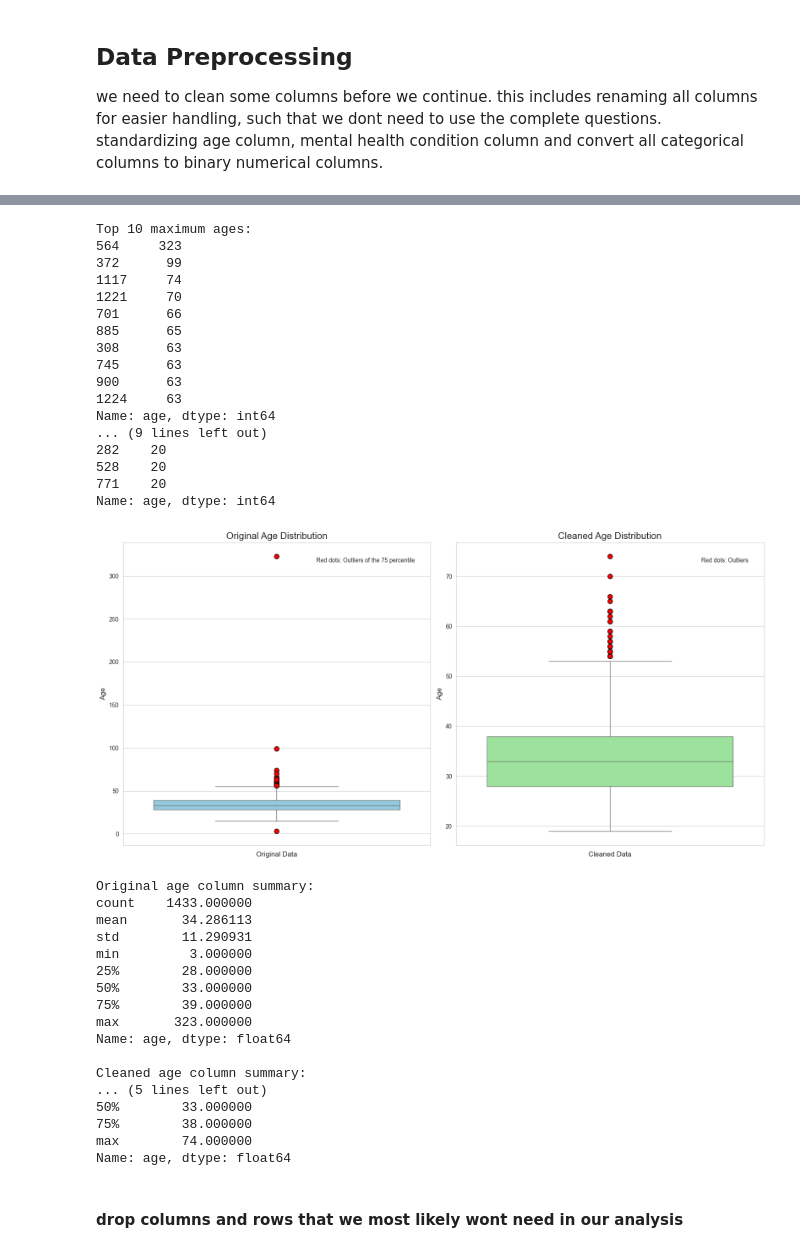
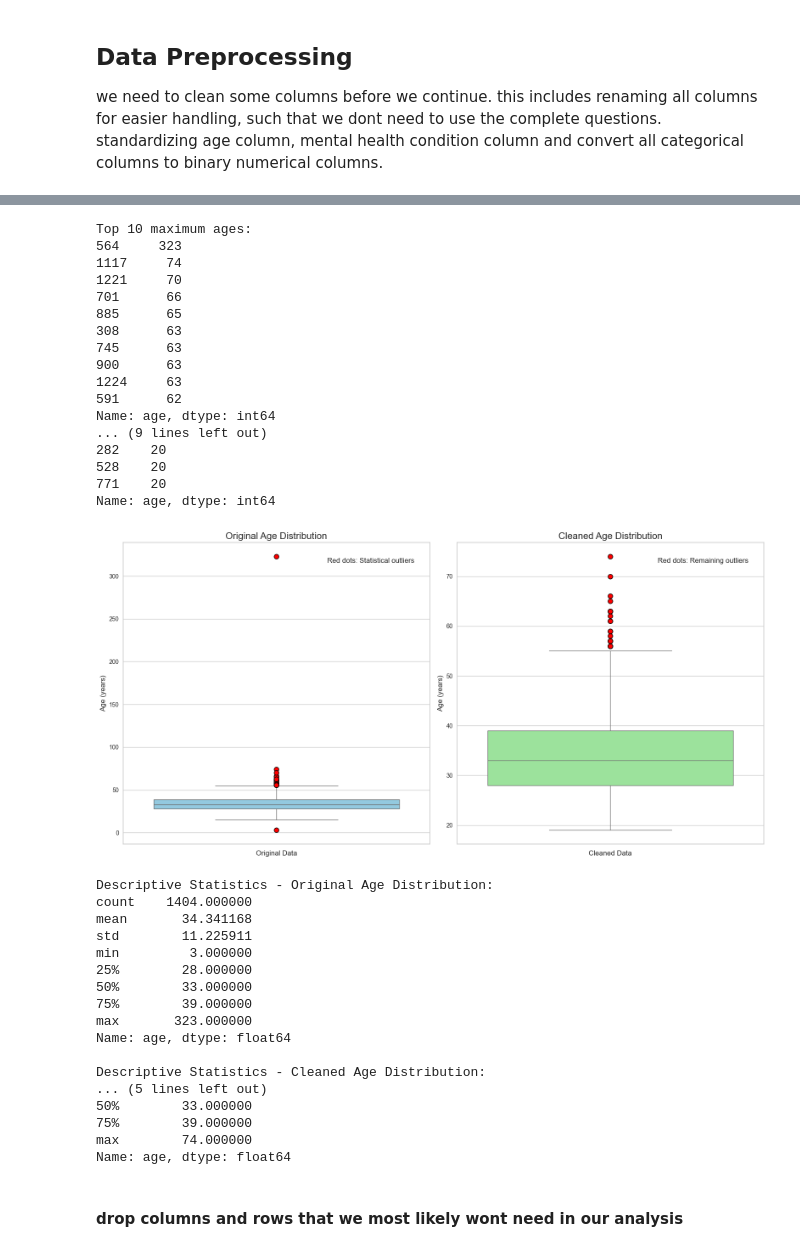
Before and after one commit to KonradKlein91/ml_unservised_learning, a Jupyter notebook: main.ipynb, the cells around one changed output, grey strips where cells are left out. Cells and saved outputs as stored; diff of their text form; code cells hidden in the pictures.

```diff
--- a/main.ipynb
+++ b/main.ipynb
@@ -652,6 +661,9 @@ df['gender'] = df['gender'].replace(other_values, 'Others')
 
 # replace missing values for three rows for gender with the mode Male
 df['gender'] = df['gender'].replace(np.nan, 'Male')
+
+# I later decided to drop "Other" gender
+df = df[df['gender']!= 'Others']
 # %%
 # Set the style for the plot
 sns.set_style("whitegrid")
@@ -697,7 +709,6 @@ print(bottom_10)
 # %% [output]
 Top 10 maximum ages:
 564     323
-372      99
 1117     74
 1221     70
 701      66
@@ -706,6 +717,7 @@ Top 10 maximum ages:
 745      63
 900      63
 1224     63
+591      62
 Name: age, dtype: int64
 ... (9 lines left out)
 282    20
@@ -716,61 +728,69 @@ Name: age, dtype: int64
 # Create a copy of the DataFrame to avoid modifying the original
 df_cleaned = df.copy()
 
-# List of outlier values
+# List of outlier values identified in the age column
 outliers = [323, 99, 3, 15, 17]
 
-# Calculate the median of non-outlier ages
+# Calculate the median of non-outlier ages using boolean indexing
 median_age = df_cleaned[~df_cleaned['age'].isin(outliers)]['age'].median()
 
 # Replace outliers and missing values with the calculated median
 df_cleaned['age'] = df_cleaned['age'].replace(outliers, median_age)
 df_cleaned['age'] = df_cleaned['age'].fillna(median_age)
 
-# Create side by side boxplots of the two dataframes
+# Create a figure with two subplots for comparison
 fig, (ax1, ax2) = plt.subplots(1, 2, figsize=(16, 8))
 
-# Boxplot for original data
+# Visualize original data distribution
 sns.boxplot(data=df, y='age', color='skyblue', ax=ax1,
-            flierprops={'marker': 'o', 'markerfacecolor': 'red', 'markersize': 8, 'markeredgecolor': 'black'})
+            flierprops={'marker': 'o', 'markerfacecolor': 'red',
+                       'markersize': 8, 'markeredgecolor': 'black'})
 ax1.set_title('Original Age Distribution', fontsize=16)
-ax1.set_ylabel('Age', fontsize=12)
+ax1.set_ylabel('Age (years)', fontsize=12)
 ax1.set_xlabel('Original Data', fontsize=12)
 
-# Add a text annotation explaining the outliers for original data
-ax1.text(0.95, 0.95, 'Red dots: Outliers of the 75 percentile', transform=ax1.transAxes,
-         verticalalignment='top', horizontalalignment='right',
+# Add annotation for original data
+ax1.text(0.95, 0.95, 'Red dots: Statistical outliers',
+         transform=ax1.transAxes,
+         verticalalignment='top',
+         horizontalalignment='right',
          bbox={'facecolor': 'white', 'alpha': 0.8, 'pad': 5})
 
-# Boxplot for cleaned data
+# Visualize cleaned data distribution
 sns.boxplot(data=df_cleaned, y='age', color='lightgreen', ax=ax2,
-            flierprops={'marker': 'o', 'markerfacecolor': 'red', 'markersize': 8, 'markeredgecolor': 'black'})
+            flierprops={'marker': 'o', 'markerfacecolor': 'red',
+                       'markersize': 8, 'markeredgecolor': 'black'})
 ax2.set_title('Cleaned Age Distribution', fontsize=16)
-ax2.set_ylabel('Age', fontsize=12)
+ax2.set_ylabel('Age (years)', fontsize=12)
 ax2.set_xlabel('Cleaned Data', fontsize=12)
 
-# Add a text annotation explaining the outliers for cleaned data
-ax2.text(0.95, 0.95, 'Red dots: Outliers', transform=ax2.transAxes,
-         verticalalignment='top', horizontalalignment='right',
+# Add annotation for cleaned data
+ax2.text(0.95, 0.95, 'Red dots: Remaining outliers',
+         transform=ax2.transAxes,
+         verticalalignment='top',
+         horizontalalignment='right',
          bbox={'facecolor': 'white', 'alpha': 0.8, 'pad': 5})
 
-# Adjust the layout and display the plot
+# Optimize layout
 plt.tight_layout()
+
+# Display the visualization
 plt.show()
 
-# Print summary statistics to verify the changes
-print("\nOriginal age column summary:")
+# Display descriptive statistics for comparison
+print("\nDescriptive Statistics - Original Age Distribution:")
 print(df['age'].describe())
-print("\nCleaned age column summary:")
+print("\nDescriptive Statistics - Cleaned Age Distribution:")
 print(df_cleaned['age'].describe())
 
-# Replace the original df with the new one for further processing
+# Update the original DataFrame for subsequent analysis
 df = df_cleaned
 # %% [output]
-[figure, old version]
+[figure, new version]
-Original age column summary:
-count    1433.000000
-mean       34.286113
-std        11.290931
+Descriptive Statistics - Original Age Distribution:
+count    1404.000000
+mean       34.341168
+std        11.225911
 min         3.000000
 25%        28.000000
 50%        33.000000
@@ -778,10 +798,10 @@ min         3.000000
 max       323.000000
 Name: age, dtype: float64
 
-Cleaned age column summary:
+Descriptive Statistics - Cleaned Age Distribution:
 ... (5 lines left out)
 50%        33.000000
-75%        38.000000
+75%        39.000000
 max        74.000000
 Name: age, dtype: float64
 # %%
```
Also changed, not shown: parts of 34 cells of this notebook.
